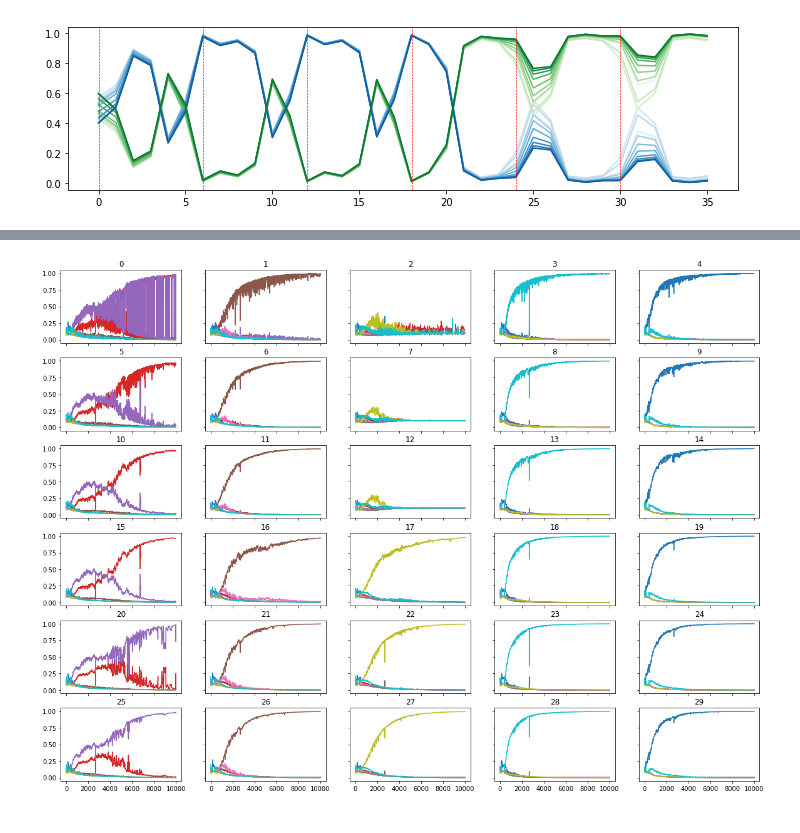
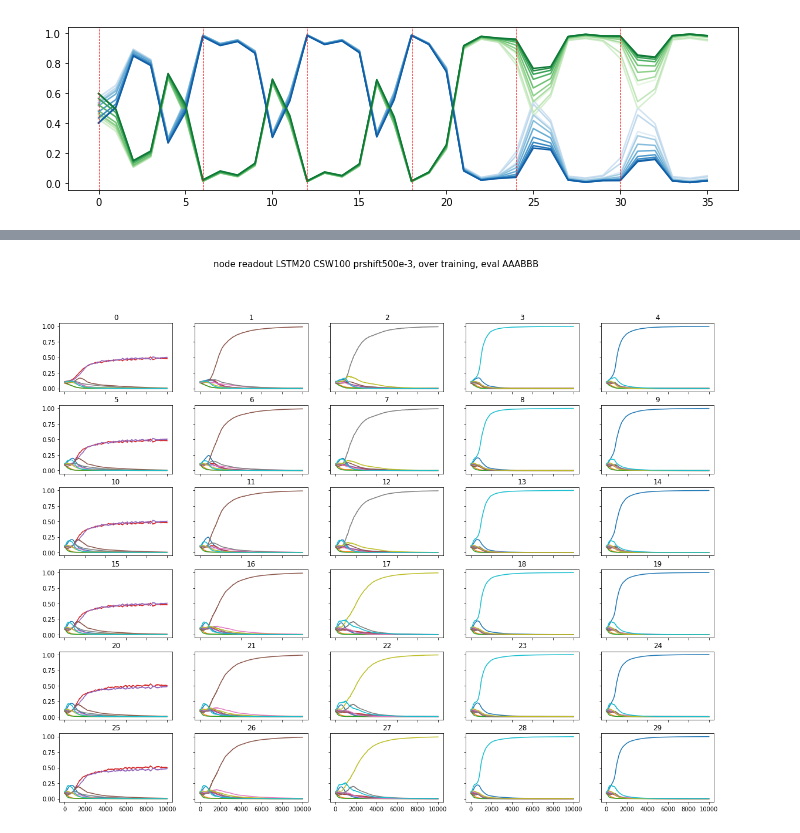
Before and after one commit to andrebeu/cswNets, a Jupyter notebook: cswEM.ipynb, the cells around one changed output, grey strips where cells are left out. Cells and saved outputs as stored; diff of their text form; code cells hidden in the pictures.

```diff
--- a/cswEM.ipynb
+++ b/cswEM.ipynb
@@ -32,4 +28,5 @@ initializing sub01
 # %%
-net.reinitialize()
-trainer = Trainer(net,.01,1)
+net = CSWNet(20,random_seed=2)
+prshift = 500
+trainer = Trainer(net,prshift*1e-3,1)
 # %% [output]
@@ -83,9 +100,12 @@ for i in range(36):
 # %%
 fig,axarr = plt.subplots(6,5,figsize=(20,15),sharey=True,sharex=True); axarr=axarr.reshape(-1)
 for i in range(30):
   ax = axarr[i]
   ax.set_ylim(-.05,1.05)
   ax.set_title(i)
   ax.plot(train_data['ynode_sm'][:,i,:])
+
+plt.suptitle('node readout LSTM20 CSW100 prshift%ie-3, over training, eval AAABBB'%(prshift),fontsize=15)
+plt.savefig('figures/cswEM/node_read_evalseqAAABBB-over_training-prshift%ie-3'%prshift)
 # %% [output]
-[figure, old version]
+[figure, new version]
```
Also changed, not shown: parts of 4 cells of this notebook, 2 other files.
